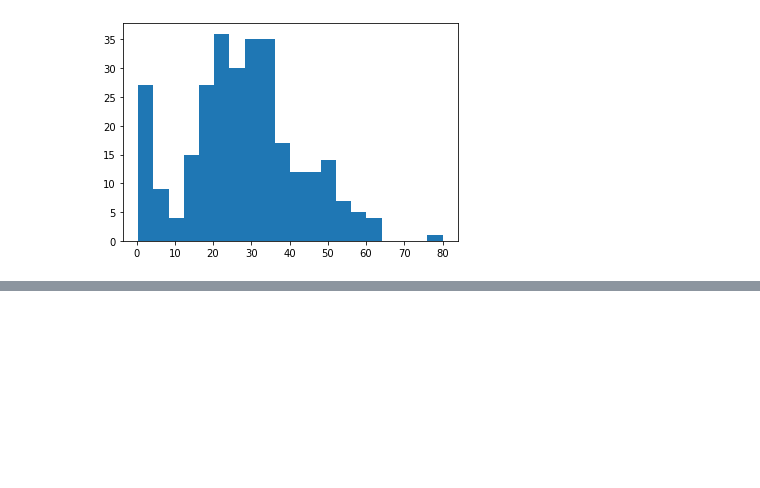
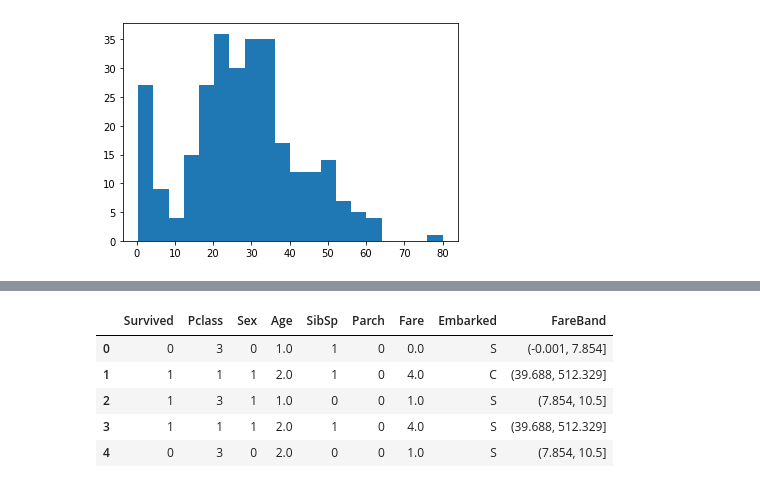
Before and after one commit to tarunguntaka/Kaggle, a Jupyter notebook: Titanic.ipynb, the cells around one changed output, grey strips where cells are left out. Drawn from its saved outputs; the diff is of its cells as text; code cells hidden in the pictures; blank space fills up the shorter version.

```diff
--- a/Titanic.ipynb
+++ b/Titanic.ipynb
@@ -126,0 +276,2 @@ plt.hist(d1,bins=20)
+# %%
+df.drop('AgeBand',axis=1,inplace=True)
@@ -126,0 +287,2 @@ plt.hist(d1,bins=20)
+# %%
+df['FareBand'] = pd.qcut(df['Fare'],5)
@@ -126,0 +299,25 @@ plt.hist(d1,bins=20)
+# %%
+# converting them into numbers
+
+
+for d in combine:
+
+    d.loc[d['Fare']<= 7.8 , 'Fare']= 0
+
+    d.loc[(d['Fare']> 7.8) & (d['Fare']<=10.5), 'Fare'] = 1
+
+    d.loc[(d['Fare']> 10.5) & (d['Fare']<=21.6), 'Fare'] = 2
+
+    d.loc[(d['Fare']> 21.6) & (d['Fare']<=39.7), 'Fare'] = 3
+
+    d.loc[(d['Fare']> 39.7) & (d['Fare']<=512.3), 'Fare'] = 4
+
+    d.loc[d['Fare']> 512.3 , 'Fare']= 5
+df.head()
+# %% [output]
+|  | Survived | Pclass | Sex | Age | SibSp | Parch | Fare | Embarked | FareBand |
+| 0 | 0 | 3 | 0 | 1.0 | 1 | 0 | 0.0 | S | (-0.001, 7.854] |
+| 1 | 1 | 1 | 1 | 2.0 | 1 | 0 | 4.0 | C | (39.688, 512.329] |
+| 2 | 1 | 3 | 1 | 1.0 | 0 | 0 | 1.0 | S | (7.854, 10.5] |
+| 3 | 1 | 1 | 1 | 2.0 | 1 | 0 | 4.0 | S | (39.688, 512.329] |
+| 4 | 0 | 3 | 0 | 2.0 | 0 | 0 | 1.0 | S | (7.854, 10.5] |
```
Also changed, not shown: parts of 36 cells of this notebook, 1 other file.
